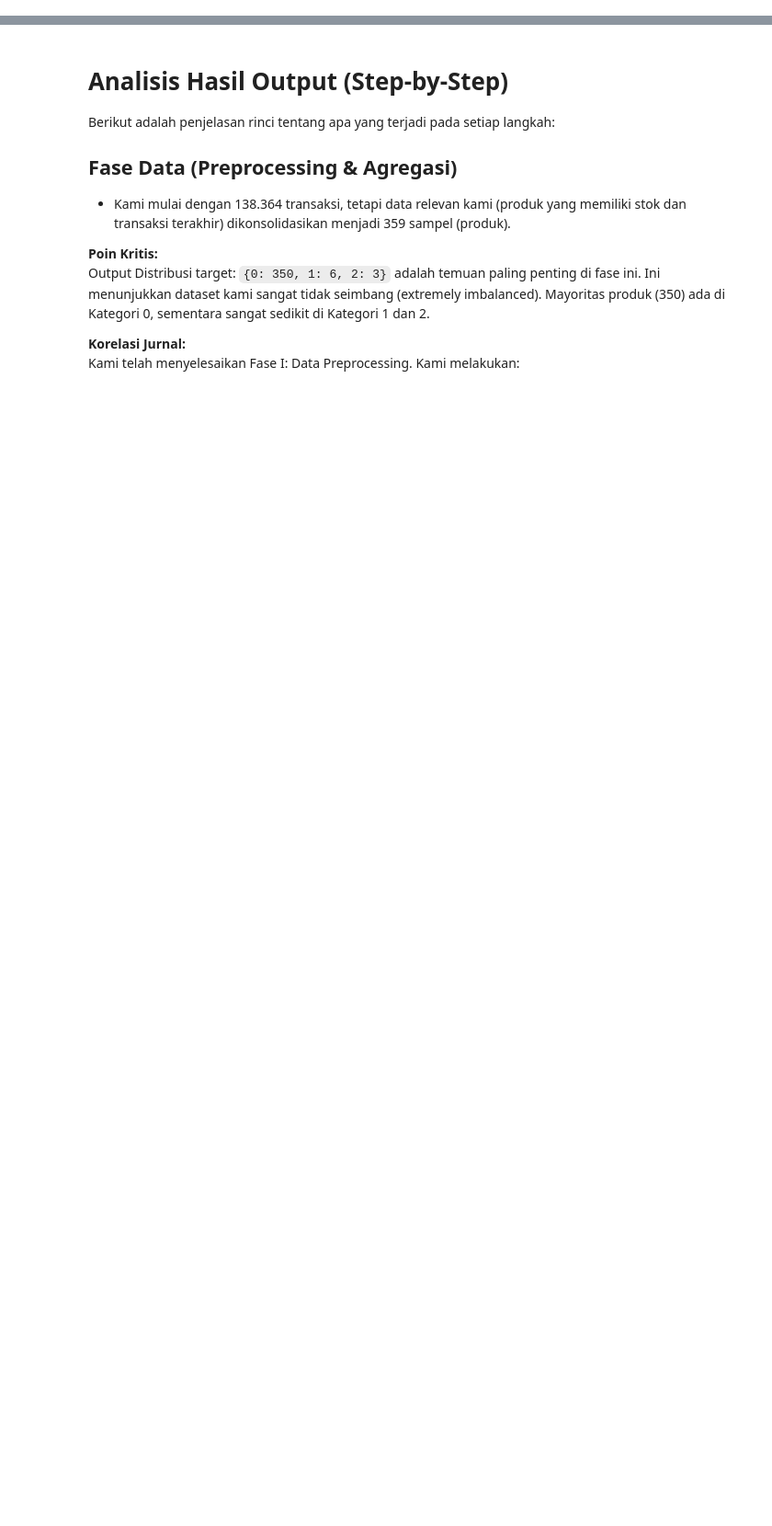
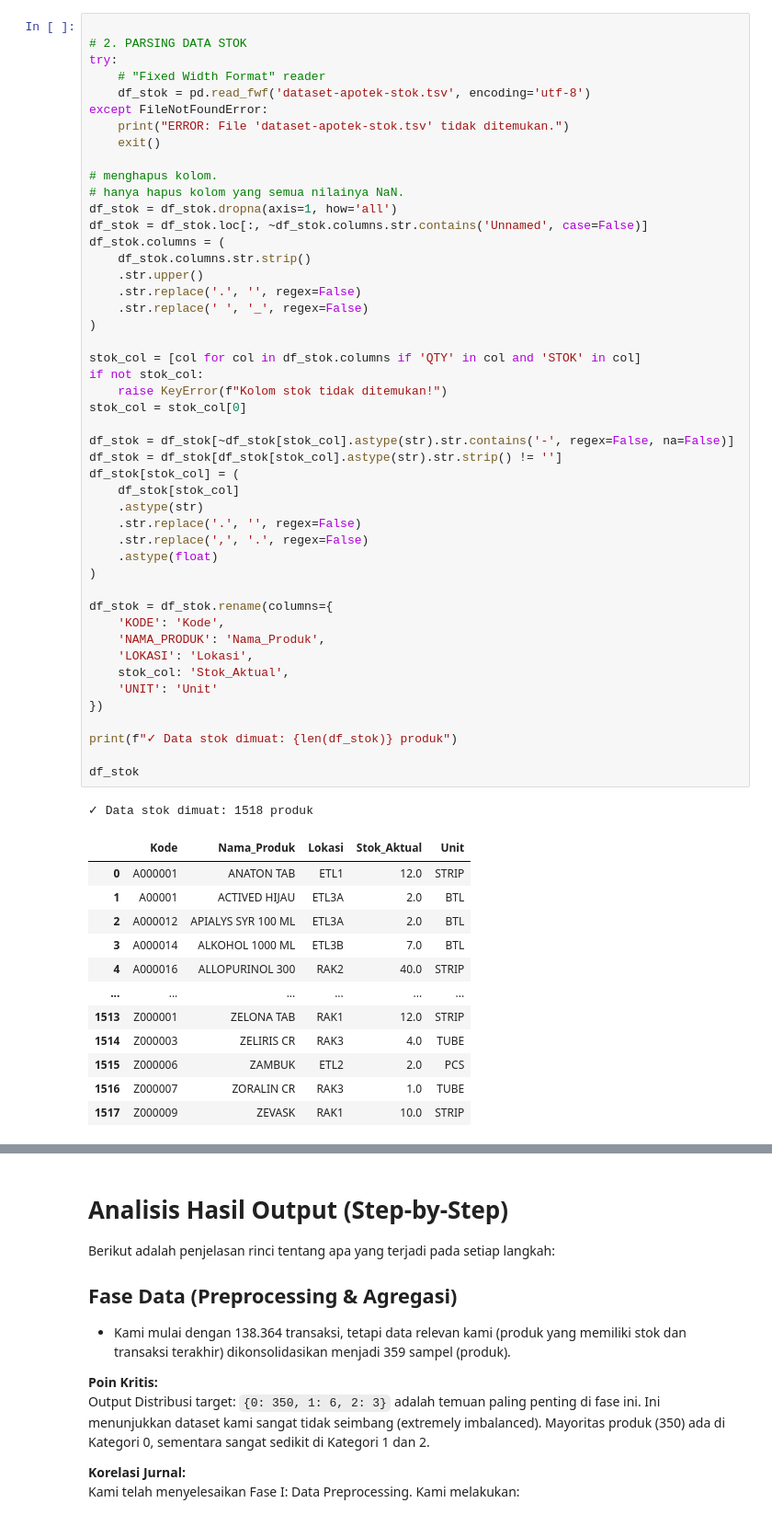
Before and after one commit to ChandraBudiWijaya/uts-penambangan-data-kelompok-16, a Jupyter notebook: feature-selection-random-forest.ipynb, the cells around one changed output, grey strips where cells are left out. Shown at 92% size. Cells and saved outputs as stored; diff of their text form; blank space fills up the shorter version.

```diff
--- a/feature-selection-random-forest.ipynb
+++ b/feature-selection-random-forest.ipynb
@@ -0,0 +386,61 @@
+# %%
+
+# 2. PARSING DATA STOK
+try:
+    # "Fixed Width Format" reader
+    df_stok = pd.read_fwf('dataset-apotek-stok.tsv', encoding='utf-8')
+except FileNotFoundError:
+    print("ERROR: File 'dataset-apotek-stok.tsv' tidak ditemukan.")
+    exit()
+
+# menghapus kolom.
+# hanya hapus kolom yang semua nilainya NaN.
+df_stok = df_stok.dropna(axis=1, how='all')
+df_stok = df_stok.loc[:, ~df_stok.columns.str.contains('Unnamed', case=False)]
+df_stok.columns = (
+    df_stok.columns.str.strip()
+    .str.upper()
+    .str.replace('.', '', regex=False)
+    .str.replace(' ', '_', regex=False)
+)
+
+stok_col = [col for col in df_stok.columns if 'QTY' in col and 'STOK' in col]
+if not stok_col:
+    raise KeyError(f"Kolom stok tidak ditemukan!")
+stok_col = stok_col[0]
+
+df_stok = df_stok[~df_stok[stok_col].astype(str).str.contains('-', regex=False, na=False)]
+df_stok = df_stok[df_stok[stok_col].astype(str).str.strip() != '']
+df_stok[stok_col] = (
+    df_stok[stok_col]
+    .astype(str)
+    .str.replace('.', '', regex=False)
+    .str.replace(',', '.', regex=False)
+    .astype(float)
+)
+
+df_stok = df_stok.rename(columns={
+    'KODE': 'Kode',
+    'NAMA_PRODUK': 'Nama_Produk',
+    'LOKASI': 'Lokasi',
+    stok_col: 'Stok_Aktual',
+    'UNIT': 'Unit'
+})
+
+print(f"✓ Data stok dimuat: {len(df_stok)} produk")
+
+df_stok
+# %% [output]
+✓ Data stok dimuat: 1518 produk
+|  | Kode | Nama_Produk | Lokasi | Stok_Aktual | Unit |
+| 0 | A000001 | ANATON TAB | ETL1 | 12.0 | STRIP |
+| 1 | A00001 | ACTIVED HIJAU | ETL3A | 2.0 | BTL |
+| 2 | A000012 | APIALYS SYR 100 ML | ETL3A | 2.0 | BTL |
+| 3 | A000014 | ALKOHOL 1000 ML | ETL3B | 7.0 | BTL |
+| 4 | A000016 | ALLOPURINOL 300 | RAK2 | 40.0 | STRIP |
+| ... | ... | ... | ... | ... | ... |
+| 1513 | Z000001 | ZELONA TAB | RAK1 | 12.0 | STRIP |
+| 1514 | Z000003 | ZELIRIS CR | RAK3 | 4.0 | TUBE |
+| 1515 | Z000006 | ZAMBUK | ETL2 | 2.0 | PCS |
+| 1516 | Z000007 | ZORALIN CR | RAK3 | 1.0 | TUBE |
+| 1517 | Z000009 | ZEVASK | RAK1 | 10.0 | STRIP |
```
Also changed, not shown: parts of 31 cells of this notebook.
